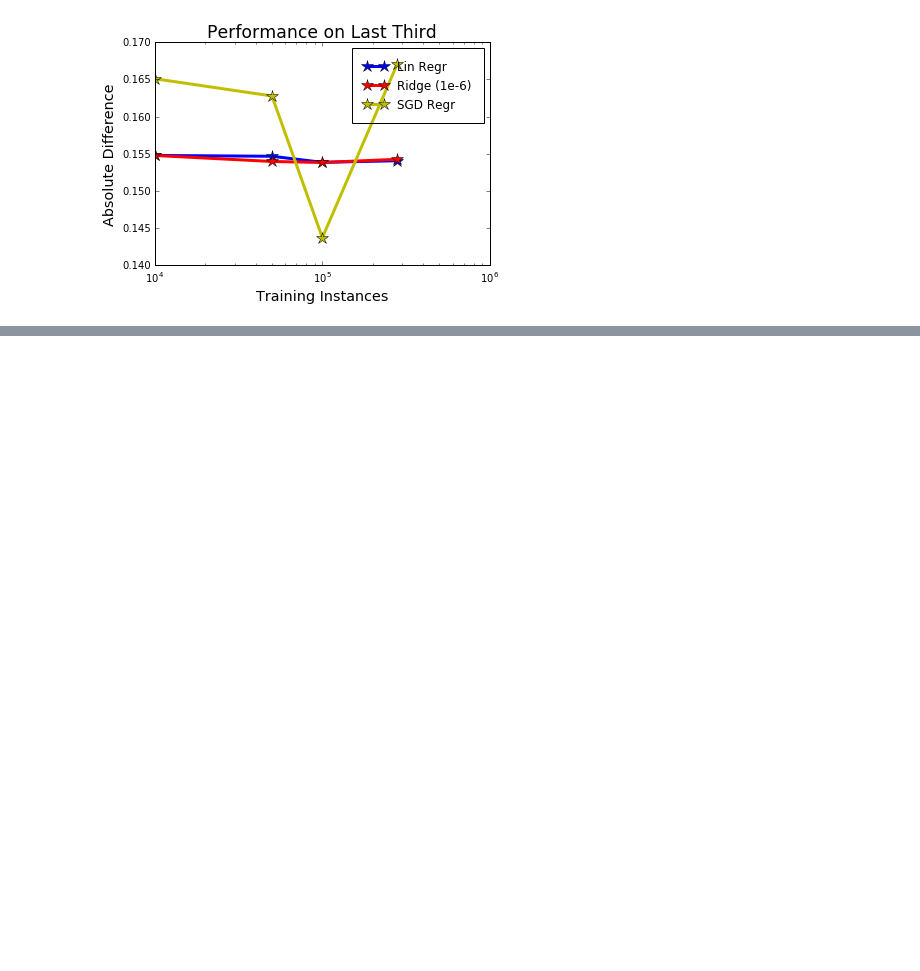
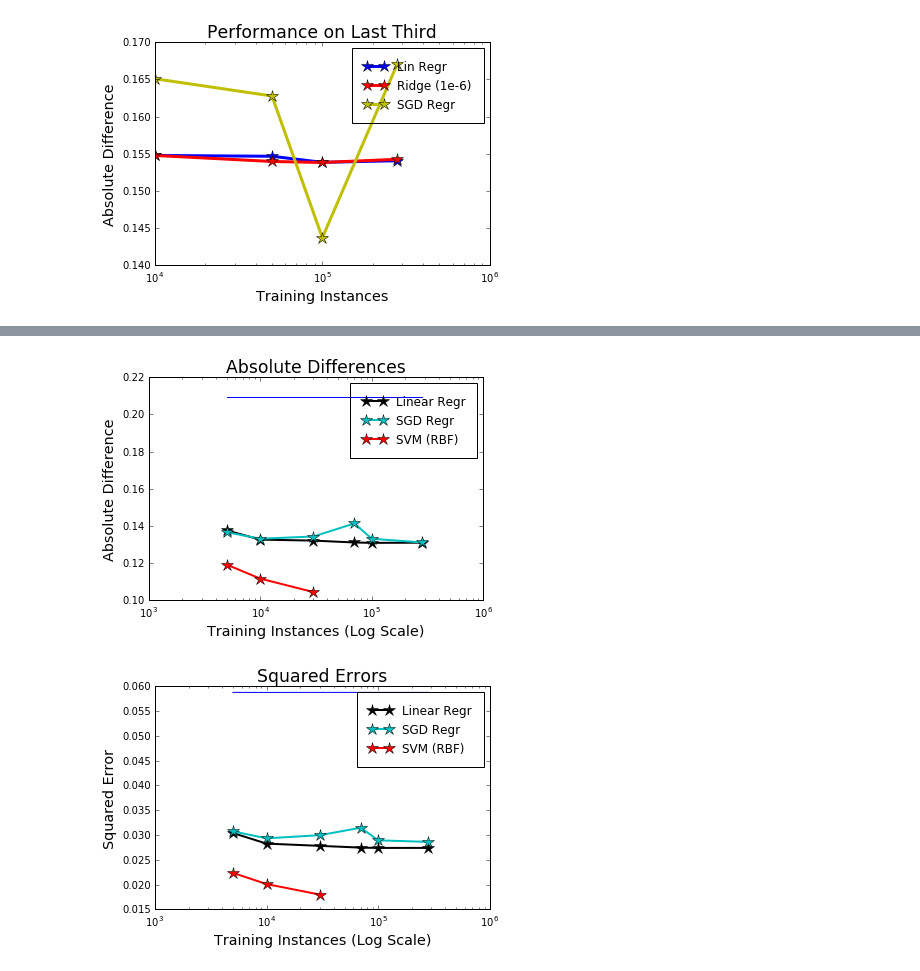
Before and after one commit to DanielTakeshi/patches_01_06_15, a Jupyter notebook: Figures_for_Progress_Report.ipynb, the cells around one changed output, grey strips where cells are left out. Drawn from its saved outputs; the diff is of its cells as text; code cells hidden in the pictures; blank space fills up the shorter version.

```diff
--- a/Figures_for_Progress_Report.ipynb
+++ b/Figures_for_Progress_Report.ipynb
@@ -275,0 +308,49 @@ plt.savefig('fig_thirds_third.png')
+# %%
+# Now the other two plots for Jan 11.
+
+train_sizes = [5000, 10000, 30000, 70000, 100000, 280000]
+train_smaller = [5000,10000,30000]
+
+### First *absolute difference* plot
+abs_lin = [0.137712, 0.132716, 0.132191, 0.131173, 0.130967, 0.131073]
+abs_sgd = [0.136739, 0.133196, 0.134393, 0.141426, 0.133186, 0.131199]
+abs_svm = [0.119306, 0.111754, 0.104532]
+median = [0.20955, 0.20955, 0.20955, 0.20955, 0.20955,  0.20955]
+
+plt.figure()
+plt.title('Absolute Differences', size='xx-large')
+plt.xlabel('Training Instances (Log Scale)', size='x-large')
+plt.ylabel('Absolute Difference', size='x-large')
+plt.xscale('log')
+
+plt.plot(train_sizes, median)
+plt.plot(train_sizes, abs_lin, 'k*-', markersize=12, linewidth=2, label='Linear Regr')
+plt.plot(train_sizes, abs_sgd, 'c*-', markersize=12, linewidth=2, label='SGD Regr')
+plt.plot(train_smaller, abs_svm, 'r*-', markersize=12, linewidth=2, label='SVM (RBF)')
+
+plt.legend(loc='upper right', borderpad=1, scatterpoints=1)
+plt.savefig('fig_absdiff_svm.png')
+
+
+### First *squared error difference* plot
+sqr_lin = [0.030412, 0.02828, 0.027825, 0.02747, 0.027409, 0.027414]
+sqr_sgd = [0.03075, 0.029341, 0.02998, 0.031483, 0.028938, 0.028631]
+sqr_svm = [0.022373, 0.020125, 0.018002]
+mean = [0.05877, 0.05876, 0.05877, 0.05877, 0.05877, 0.05877]
+
+plt.figure()
+plt.title('Squared Errors', size='xx-large')
+plt.xlabel('Training Instances (Log Scale)', size='x-large')
+plt.ylabel('Squared Error', size='x-large')
+plt.xscale('log')
+
+plt.plot(train_sizes, mean)
+plt.plot(train_sizes, sqr_lin, 'k*-', markersize=12, linewidth=2, label='Linear Regr')
+plt.plot(train_sizes, sqr_sgd, 'c*-', markersize=12, linewidth=2, label='SGD Regr')
+plt.plot(train_smaller, sqr_svm, 'r*-', markersize=12, linewidth=2, label='SVM (RBF)')
+
+plt.legend(loc='upper right', borderpad=1, scatterpoints=1)
+plt.savefig('fig_sqrdiff_svm.png')
+# %% [output]
+[figure, added]
+[figure, added]
```
Also changed, not shown: parts of 2 cells of this notebook, 1 other file.
